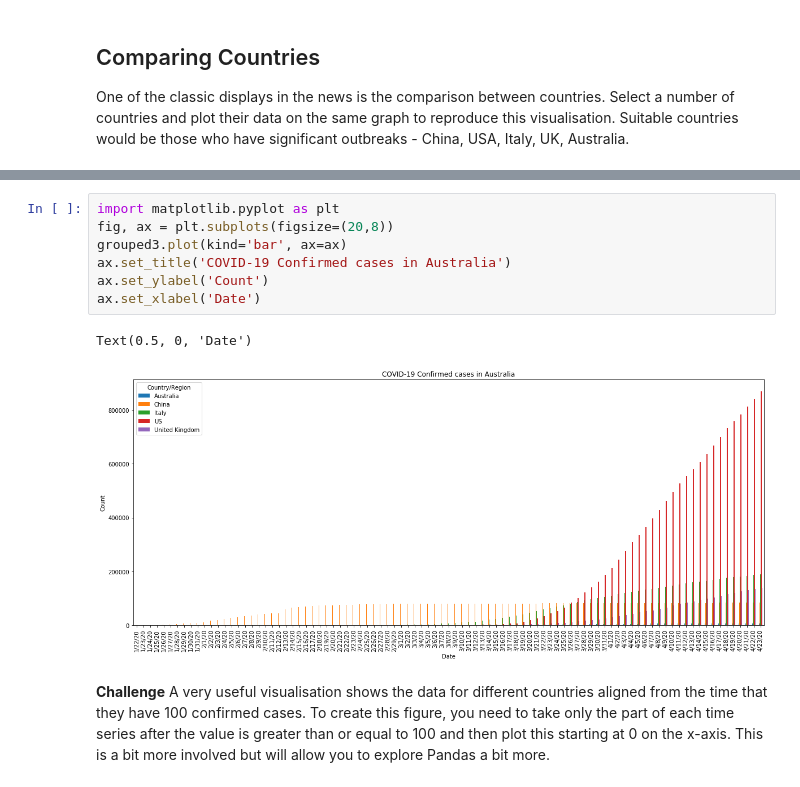
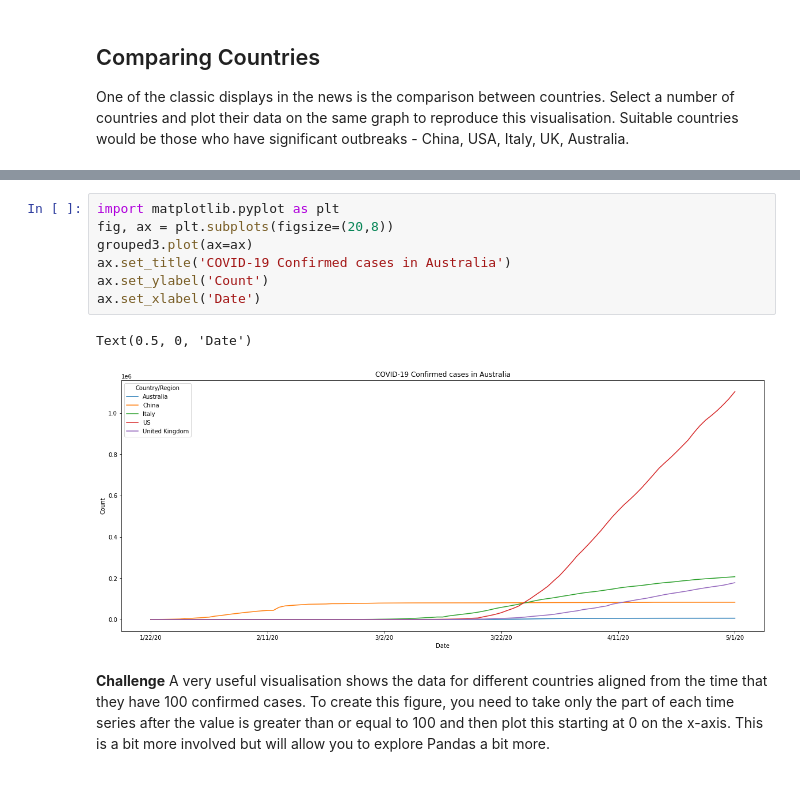
Before and after one commit to iamdraza/University-Practicals, a Jupyter notebook: Portfolio 2.ipynb, the cells around one changed output, grey strips where cells are left out. Saved outputs shown, nothing was run; the diff lists cells and outputs as text.

```diff
--- a/Portfolio 2.ipynb
+++ b/Portfolio 2.ipynb
@@ -113,13 +113,13 @@ grouped3
 # %%
 import matplotlib.pyplot as plt
 fig, ax = plt.subplots(figsize=(20,8))
-grouped3.plot(kind='bar', ax=ax)
+grouped3.plot(ax=ax)
 ax.set_title('COVID-19 Confirmed cases in Australia')
 ax.set_ylabel('Count')
 ax.set_xlabel('Date')
 # %% [output]
 Text(0.5, 0, 'Date')
-[figure, old version]
+[figure, new version]
 # %% [markdown]
 **Challenge** A very useful visualisation shows the data for different countries aligned from the time that they have 100 confirmed cases.  To create this figure, you need to take only the part of each time series after the value is greater than or equal to 100 and then plot this starting at 0 on the x-axis.  This is a bit more involved but will allow you to explore Pandas a bit more.
 # %%
```
Also changed, not shown: parts of 7 cells of this notebook.
